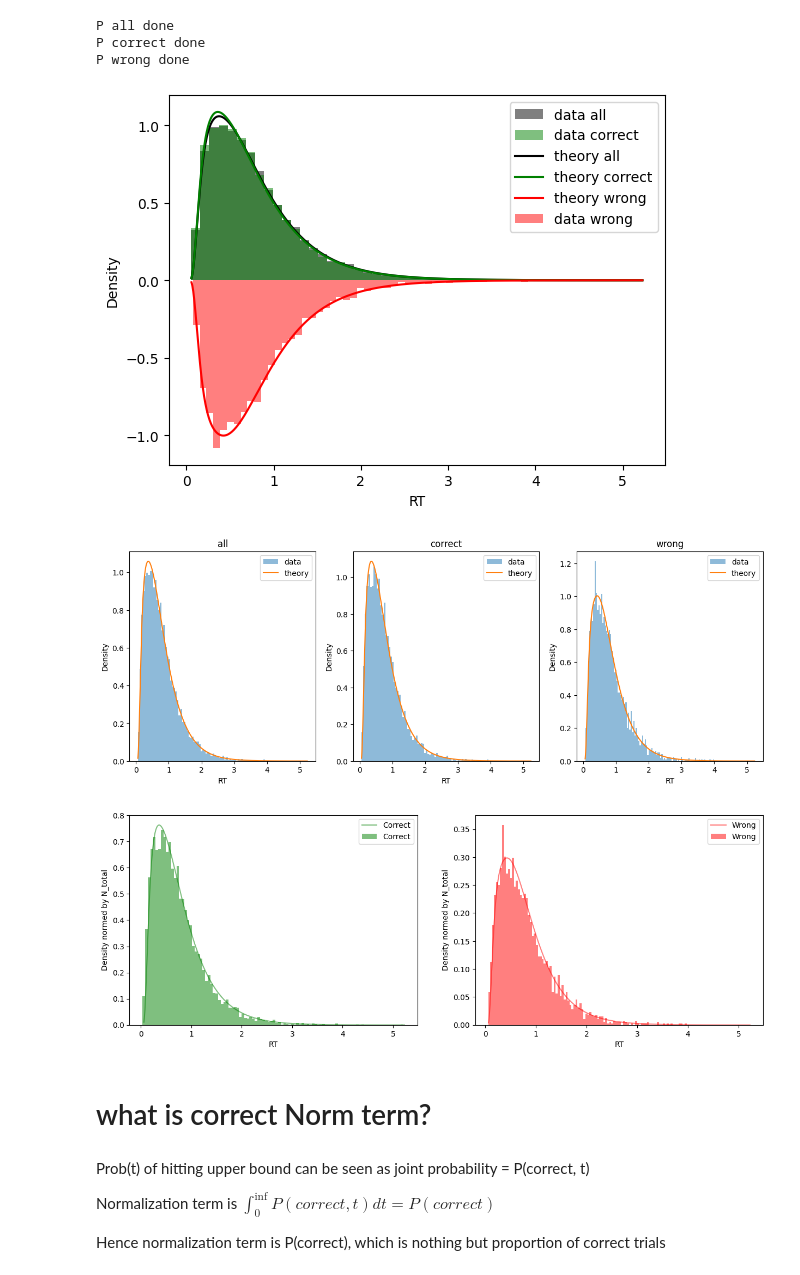
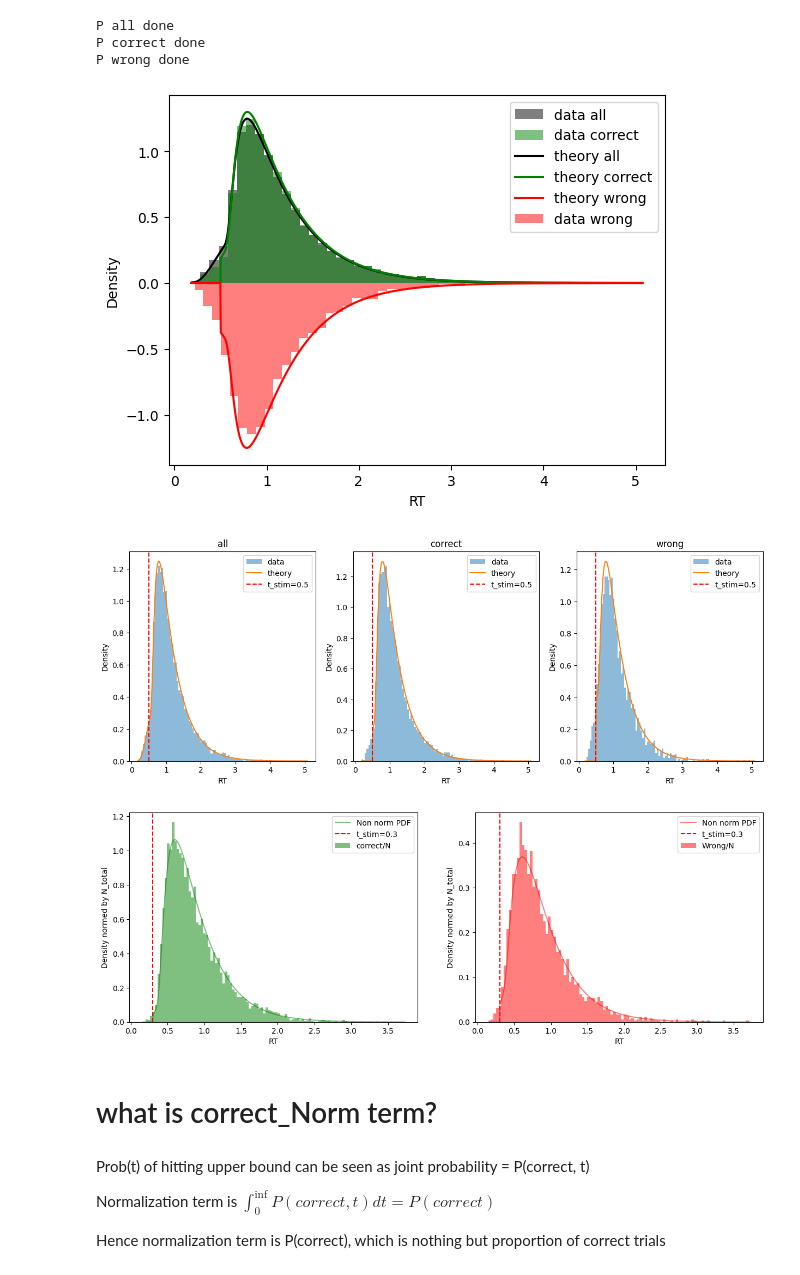
Before and after one commit to rakaar/ddm_codes, a Jupyter notebook: action_init_ddm/fitting_sim_data.ipynb, the cells around one changed output. Cells and saved outputs as stored; diff of their text form; code cells hidden in the pictures.

```diff
--- a/action_init_ddm/fitting_sim_data.ipynb
+++ b/action_init_ddm/fitting_sim_data.ipynb
@@ -22,7 +22,7 @@ from tqdm import tqdm
 V_A = 1; theta_A = 2;
 V_E = 0.5; theta_E = 1
 Z_E = 0
-t_stim = 0
+t_stim = 0.5
 
 N_sim = 10000
 choices = np.zeros((N_sim, 1)); RTs = np.zeros((N_sim, 1)); is_act_resp = np.zeros((N_sim, 1))
@@ -44,5 +44,5 @@ print(f'Number of aborts = {(RTs < t_stim).sum()}')
 psiam_data = {'choices': choices, 'RTs': RTs, 'is_act_resp': is_act_resp, 'V_A': V_A, 'theta_A': theta_A, 'V_E': V_E, 'theta_E': theta_E, 't_stim': t_stim, 'Z_E': Z_E}
 
 
-with open('psiam_data_5k_1.pkl', 'wb') as f:
+with open('psiam_data_5k_2.pkl', 'wb') as f: # _1 for t_stim = 0, _2 for non t_stim = 0.3
     pickle.dump(psiam_data, f)
@@ -49,7 +52,7 @@ with open('psiam_data_5k_1.pkl', 'wb') as f:
 # %% [markdown]
 # Read data
 # %%
-with open('psiam_data_5k_1.pkl', 'rb') as f:
+with open('psiam_data_5k_2.pkl', 'rb') as f:
     psiam_data = pickle.load(f)
 
 
@@ -108,9 +111,9 @@ print('P all done')
 def correct_RT_norm_fn(t, V_A, theta_A, V_E, theta_E, Z, t_stim, K_max):
     t_a = 0; t_E = 0; Z_E = 0
     if t < 0.25:
-        AI_term =  rho_A_t_fn(t, V_A, theta_A, t_a)*P_small_t_btn_1_2(t, V_E, theta_E, Z, K_max)
+        AI_term =  rho_A_t_fn(t, V_A, theta_A, t_a)*P_small_t_btn_1_2(t, V_E, theta_E, Z, K_max, t_stim)
     else:
-        AI_term =  rho_A_t_fn(t, V_A, theta_A, t_a)*P_large_t_btn_1_2(1, 2, t, V_E, theta_E, Z, K_max)
+        AI_term =  rho_A_t_fn(t, V_A, theta_A, t_a)*P_large_t_btn_1_2(1, 2, t, V_E, theta_E, Z, K_max, t_stim)
 
     EA_term = rho_E_minus_t_fn(t, -V_E, theta_E, K_max, t_stim, Z_E, t_E)*(1 - cum_A_t_fn(t, V_A, theta_A, t_a))
     return AI_term + EA_term
@@ -129,9 +132,9 @@ for i in range(len(t_pts)):
     t = t_pts[i]
     # This distinction is not really necessary
     if t <= 0.25:
-        P_EA_pos[i] = P_small_t_btn_1_2(t, V_E, theta_E, Z, K_max)
+        P_EA_pos[i] = P_small_t_btn_1_2(t, V_E, theta_E, Z, K_max, t_stim)
     else:
-        P_EA_pos[i] = P_large_t_btn_1_2(x1, x2, t, V_E, theta_E, Z, K_max)
+        P_EA_pos[i] = P_large_t_btn_1_2(x1, x2, t, V_E, theta_E, Z, K_max, t_stim)
 
 
 
@@ -141,7 +144,7 @@ print('P correct done')
 # --- 1. Normalization
 def wrong_RT_norm_fn(t, V_A, theta_A, V_E, theta_E, Z, t_stim, K_max):
     t_a = 0; t_E = 0; Z_E = 0
-    AI_term =  rho_A_t_fn(t, V_A, theta_A, t_a)*P_large_t_btn_1_2(0, 1, t, V_E, theta_E, Z, K_max)
+    AI_term =  rho_A_t_fn(t, V_A, theta_A, t_a)*P_large_t_btn_1_2(0, 1, t, V_E, theta_E, Z, K_max, t_stim)
     EA_term = rho_E_minus_t_fn(t, V_E, theta_E, K_max, t_stim, Z_E, t_E)*(1 - cum_A_t_fn(t, V_A, theta_A, t_a))
     return AI_term + EA_term
 
@@ -156,7 +159,7 @@ x1 = 0; x2 = 1
 P_EA_below = np.zeros((len(t_pts)))
 for i in range(len(t_pts)):
     t = t_pts[i]
-    P_EA_below[i] = P_large_t_btn_1_2(x1, x2, t, V_E, theta_E, Z, K_max)
+    P_EA_below[i] = P_large_t_btn_1_2(x1, x2, t, V_E, theta_E, Z, K_max, t_stim)
 
 
 
@@ -188,22 +191,25 @@ plt.plot(t_pts, -P_wrong, label='theory wrong', color='r')
 plt.xlabel('RT'); plt.ylabel('Density');
 plt.legend();
 # %% [output]
-[figure, old version]
+[figure, new version]
 # %%
 plt.figure(figsize=(15,5))
 plt.subplot(1,3,1)
 plt.hist(RTs, label='data', density=True, alpha=0.5, bins=100); plt.plot(t_pts, P_all, label='theory');
+plt.axvline(x=t_stim, color='r', linestyle='--', label=f't_stim={t_stim}')
 plt.xlabel('RT'); plt.ylabel('Density'); plt.title('all');plt.legend();
 
 plt.subplot(1,3,2)
 plt.hist(correct_RT, label='data', density=True, alpha=0.5, bins=100); plt.plot(t_pts, P_correct, label='theory');
+plt.axvline(x=t_stim, color='r', linestyle='--', label=f't_stim={t_stim}')
 plt.xlabel('RT'); plt.ylabel('Density'); plt.title('correct'); plt.legend();
 
 plt.subplot(1,3,3)
 plt.hist(wrong_RT, label='data', density=True, alpha=0.5, bins=100); plt.plot(t_pts, P_wrong, label='theory');
+plt.axvline(x=t_stim, color='r', linestyle='--', label=f't_stim={t_stim}')
 plt.xlabel('RT'); plt.ylabel('Density'); plt.title('wrong'); plt.legend();
 # %% [output]
-[figure, old version]
+[figure, new version]
 # %%
 N_correct = len(correct_RT); N_wrong = len(wrong_RT); N = len(RTs)
 
@@ -220,18 +226,20 @@ wrong_hist_norm_by_N = wrong_hist*(N_wrong/N)
 # %%
 plt.figure(figsize=(15, 5))
 plt.subplot(1,2,1)
-plt.bar(correct_bins[:-1], correct_hist_norm_by_N, width=np.diff(correct_bins), alpha=0.5, label='Correct', color='green');
-plt.plot(t_pts, P_correct_not_norm, label='Correct', alpha=0.5, color='green');
+plt.bar(correct_bins[:-1], correct_hist_norm_by_N, width=np.diff(correct_bins), alpha=0.5, label='correct/N', color='green');
+plt.plot(t_pts, P_correct_not_norm, label='Non norm PDF', alpha=0.5, color='green');
+plt.axvline(x=t_stim, color='r', linestyle='--', label=f't_stim={t_stim}')
 plt.xlabel('RT'); plt.ylabel('Density normed by N_total'); plt.legend();
 
 plt.subplot(1,2,2)
-plt.bar(wrong_bins[:-1], wrong_hist_norm_by_N, width=np.diff(wrong_bins), alpha=0.5, label='Wrong', color='red');
-plt.plot(t_pts, P_wrong_not_norm, label='Wrong', alpha=0.5, color='red');
+plt.bar(wrong_bins[:-1], wrong_hist_norm_by_N, width=np.diff(wrong_bins), alpha=0.5, label='Wrong/N', color='red');
+plt.plot(t_pts, P_wrong_not_norm, label='Non norm PDF', alpha=0.5, color='red');
+plt.axvline(x=t_stim, color='r', linestyle='--', label=f't_stim={t_stim}')
 plt.xlabel('RT'); plt.ylabel('Density normed by N_total'); plt.legend();
 # %% [output]
-[figure, old version]
+[figure, new version]
 # %% [markdown]
-# what is correct Norm term?
+# what is correct_Norm term?
 # %% [markdown]
 Prob(t) of hitting upper bound can be seen as joint probability = P(correct, t)
 
```
Also changed, not shown: parts of 2 cells of this notebook, 1 other file.
